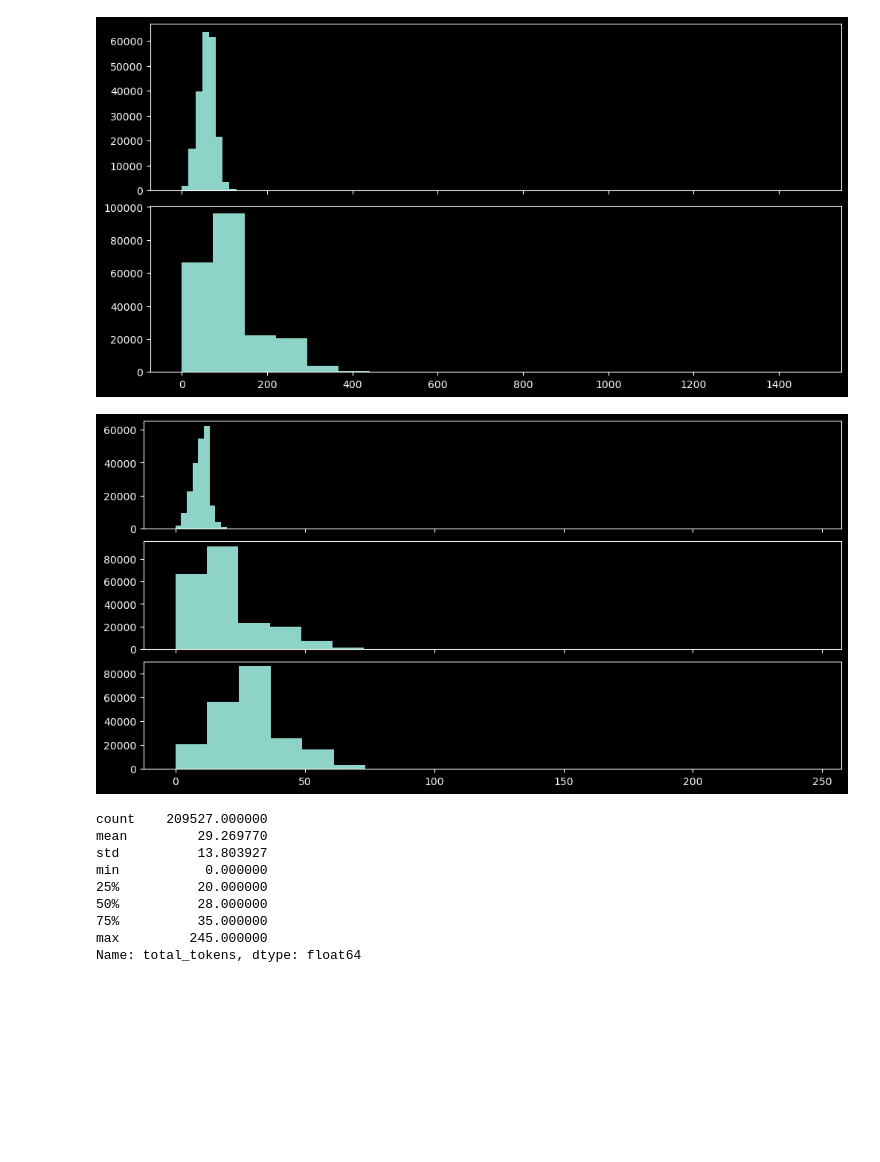
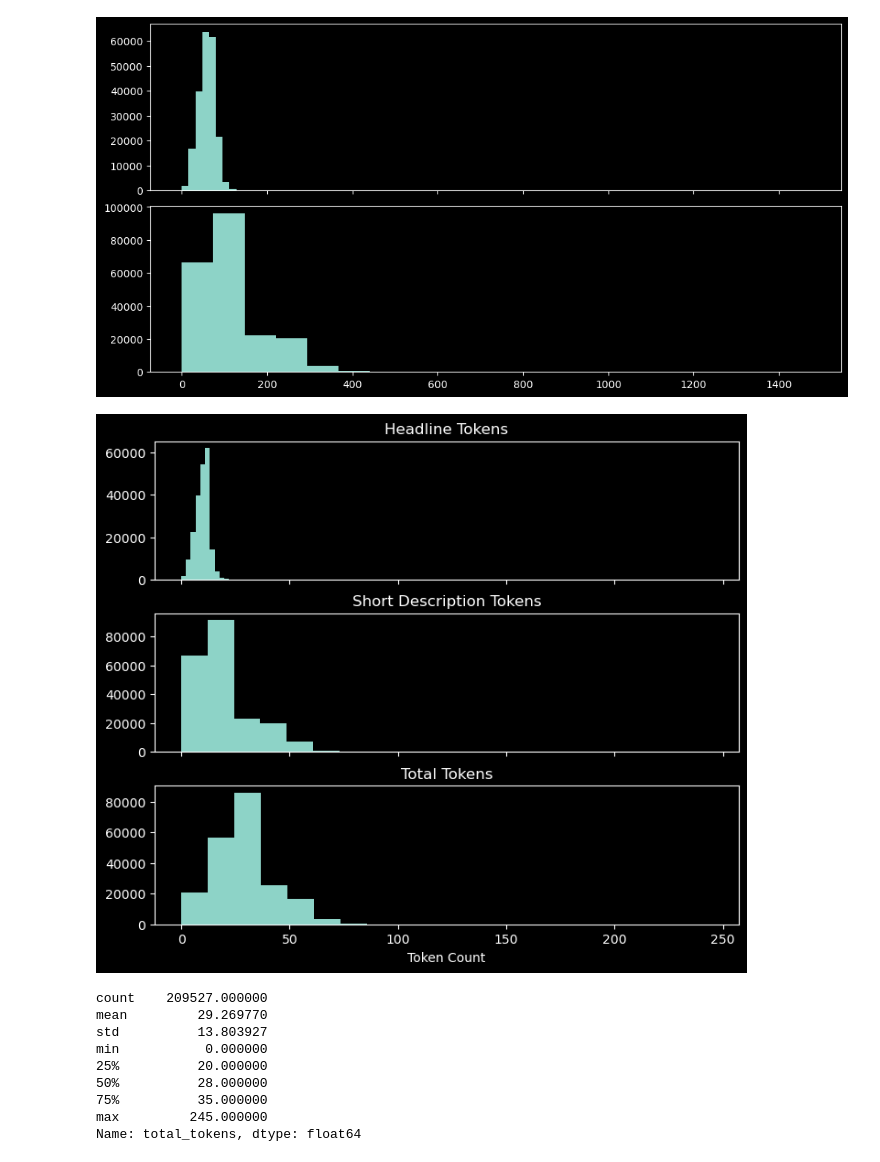
Before and after one commit to kac624/cuny, a Jupyter notebook: D622/hw1_large/notebooks/eda.ipynb, the cells around one changed output. Drawn from its saved outputs; the diff is of its cells as text; code cells hidden in the pictures; blank space fills up the shorter version.

```diff
--- a/D622/hw1_large/notebooks/eda.ipynb
+++ b/D622/hw1_large/notebooks/eda.ipynb
@@ -31,15 +31,19 @@ plt.show()
 # %%
 news['headline_tokens'] = news.headline.apply(lambda x: len(x.split()))
 news['short_description_tokens'] = news.short_description.apply(lambda x: len(x.split()))
 news['total_tokens'] = news.headline_tokens + news.short_description_tokens
 
-fig, ax = plt.subplots(3, 1, figsize=(10, 5), sharex=True, layout='constrained')
-ax[0].hist(news.headline_tokens, bins=20),
+fig, ax = plt.subplots(3, 1, figsize=(7, 6), sharex=True, layout='constrained')
+ax[0].hist(news.headline_tokens, bins=20)
+ax[0].set_title('Headline Tokens')
 ax[1].hist(news.short_description_tokens, bins=20)
+ax[1].set_title('Short Description Tokens')
 ax[2].hist(news.total_tokens, bins=20)
+ax[2].set_title('Total Tokens')
+ax[2].set_xlabel('Token Count')
 plt.show()
 # %% [output]
-[figure, old version]
+[figure, new version]
 # %%
 news.total_tokens.describe()
 # %% [output]
```
Also changed, not shown: parts of 4 cells of this notebook, 15 other files.
